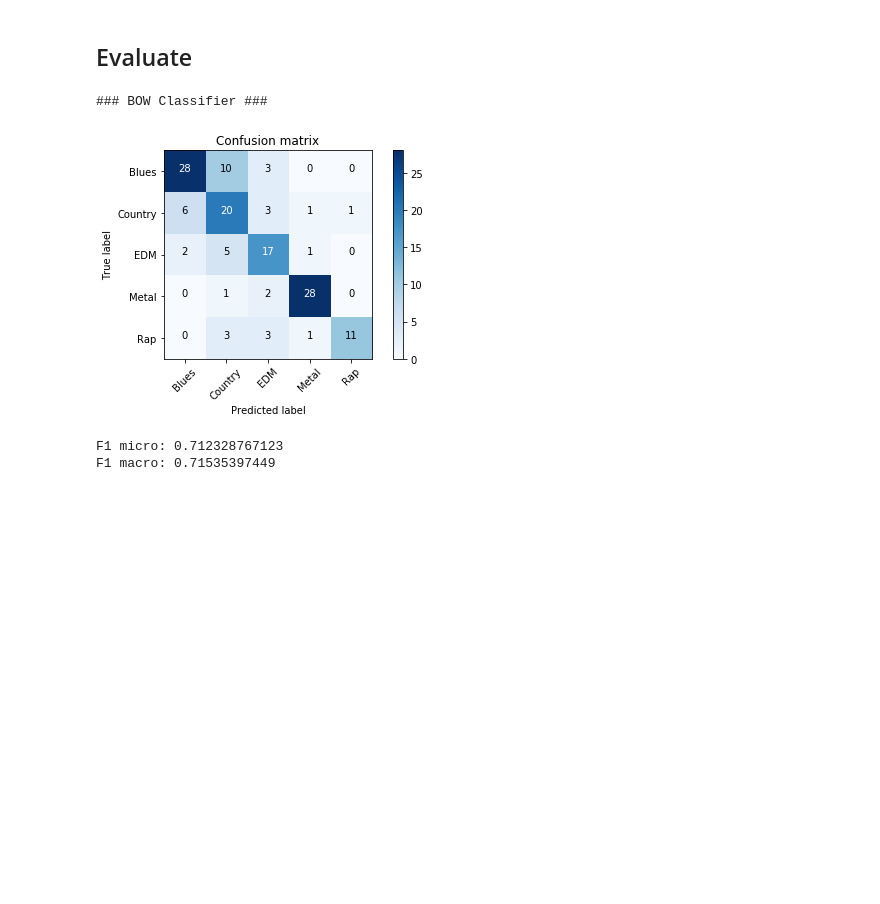
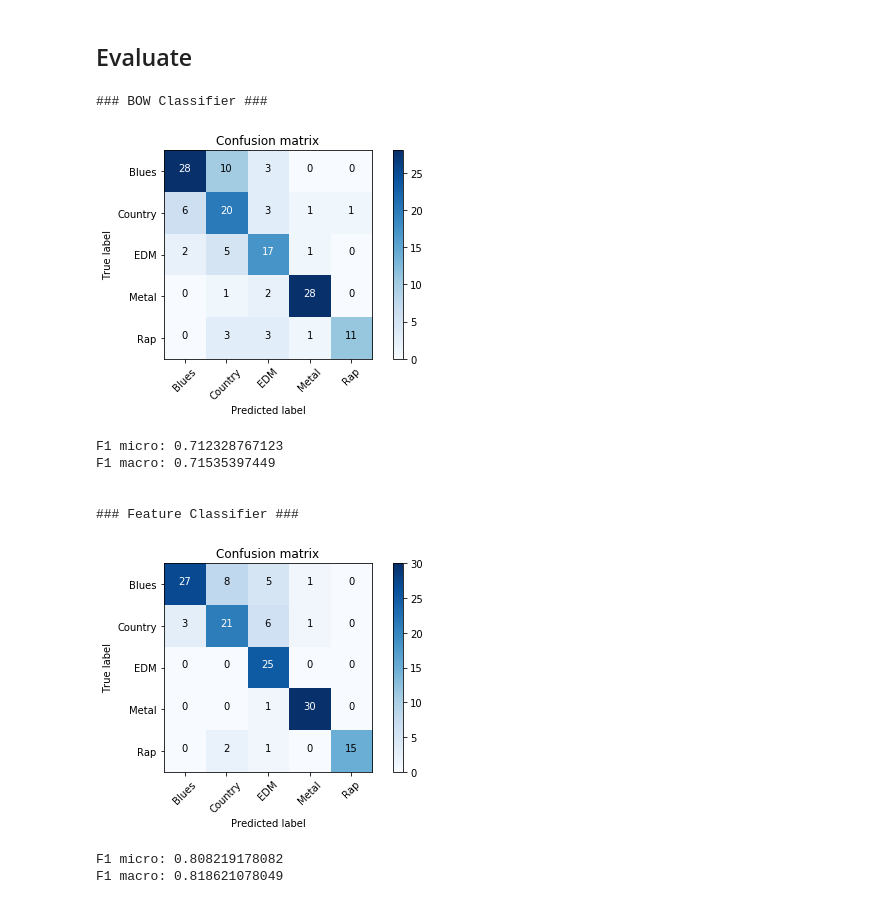
Before and after one commit to sebastiantiesmeyer/MusicCogGroup1, a Jupyter notebook: genre_classification.ipynb, the cells around one changed output. Cells and saved outputs as stored; diff of their text form; code cells hidden in the pictures; blank space fills up the shorter version.

```diff
--- a/genre_classification.ipynb
+++ b/genre_classification.ipynb
@@ -4,8 +4,9 @@ Parse Text Data, make Train Split
 # %%
 import glob
 import csv
-from sklearn.feature_extraction.text import CountVectorizer
+from sklearn.feature_extraction.text import CountVectorizer, TfidfVectorizer
 from sklearn.model_selection import train_test_split
+from scipy.sparse import hstack, vstack
 
 def parse_lyrics():
     unique_line_ratios = []
@@ -52,11 +53,15 @@ def make_lyric_string(lyrics):
         lyric_string += l+' '
     return lyric_string
 
+##Parse The Data
 unique_line_ratios, artists, titles, genres, raw_lyrics = parse_lyrics()
-vectorizer = CountVectorizer()
-bag_of_words_lyrics = vectorizer.fit_transform(raw_lyrics)
+##Prepare "Dumb" Features
+data_bow = CountVectorizer().fit_transform(raw_lyrics).toarray()
+##Make More intelligent Features
+data_feature = TfidfVectorizer().fit_transform(raw_lyrics).toarray()
+data_feature = np.append(feature_data, np.swapaxes(np.asarray([unique_line_ratios]),0,1), 1)
 
-X_train, X_test, y_train, y_test = train_test_split(bag_of_words_lyrics, genres, test_size=0.33, random_state=42)
+X_train_feature, X_test_feature, X_train_bow, X_test_bow, y_train, y_test = train_test_split(data_feature, data_bow, genres, test_size=0.33, random_state=42)
 # %% [markdown]
 Classify
 ---
@@ -65,8 +70,13 @@ from sklearn.multiclass import OneVsRestClassifier
 from sklearn.svm import LinearSVC
 from sklearn.metrics import f1_score
 
-bow_cls = OneVsRestClassifier(LinearSVC(random_state=0)).fit(X_train, y_train)
-bow_pred = bow_cls.predict(X_test)
+cls = OneVsRestClassifier(LinearSVC(random_state=0))
+
+cls.fit(X_train_bow, y_train)
+pred_bow = cls.predict(X_test_bow)
+
+cls.fit(X_train_feature, y_train)
+pred_feature = cls.predict(X_test_feature)
 # %% [markdown]
 Evaluate
 ---
@@ -80,31 +90,42 @@ def plot_confusion_matrix(cm, classes,
                           title='Confusion matrix',
                           cmap=plt.cm.Blues):
 
     plt.figure()
     plt.imshow(cm, interpolation='nearest', cmap=cmap)
     plt.title(title)
     plt.colorbar()
     tick_marks = np.arange(len(classes))
     plt.xticks(tick_marks, classes, rotation=45)
     plt.yticks(tick_marks, classes)
 
     thresh = cm.max() / 2.
     for i, j in itertools.product(range(cm.shape[0]), range(cm.shape[1])):
         plt.text(j, i, cm[i, j],
                  horizontalalignment="center",
                  color="white" if cm[i, j] > thresh else "black")
     plt.tight_layout()
     plt.ylabel('True label')
     plt.xlabel('Predicted label')
     plt.show()
 
 
 print("### BOW Classifier ###\n")
-plot_confusion_matrix(confusion_matrix(y_test, bow_pred), ["Blues","Country", "EDM", "Metal", "Rap"])
+plot_confusion_matrix(confusion_matrix(y_test, pred_bow), ["Blues","Country", "EDM", "Metal", "Rap"])
 print ("F1 micro: " + str(f1_score(bow_pred, y_test, average='micro')))
 print("F1 macro: " + str(f1_score(bow_pred, y_test, average='macro')))
+
+print("\n\n### Feature Classifier ###\n")
+plot_confusion_matrix(confusion_matrix(y_test, pred_feature), ["Blues","Country", "EDM", "Metal", "Rap"])
+print ("F1 micro: " + str(f1_score(pred_feature, y_test, average='micro')))
+print("F1 macro: " + str(f1_score(pred_feature, y_test, average='macro')))
 # %% [output]
 ### BOW Classifier ###
 [figure]
 F1 micro: 0.712328767123
 F1 macro: 0.71535397449
+
+
+### Feature Classifier ###
+[figure, added]
+F1 micro: 0.808219178082
+F1 macro: 0.818621078049
```
